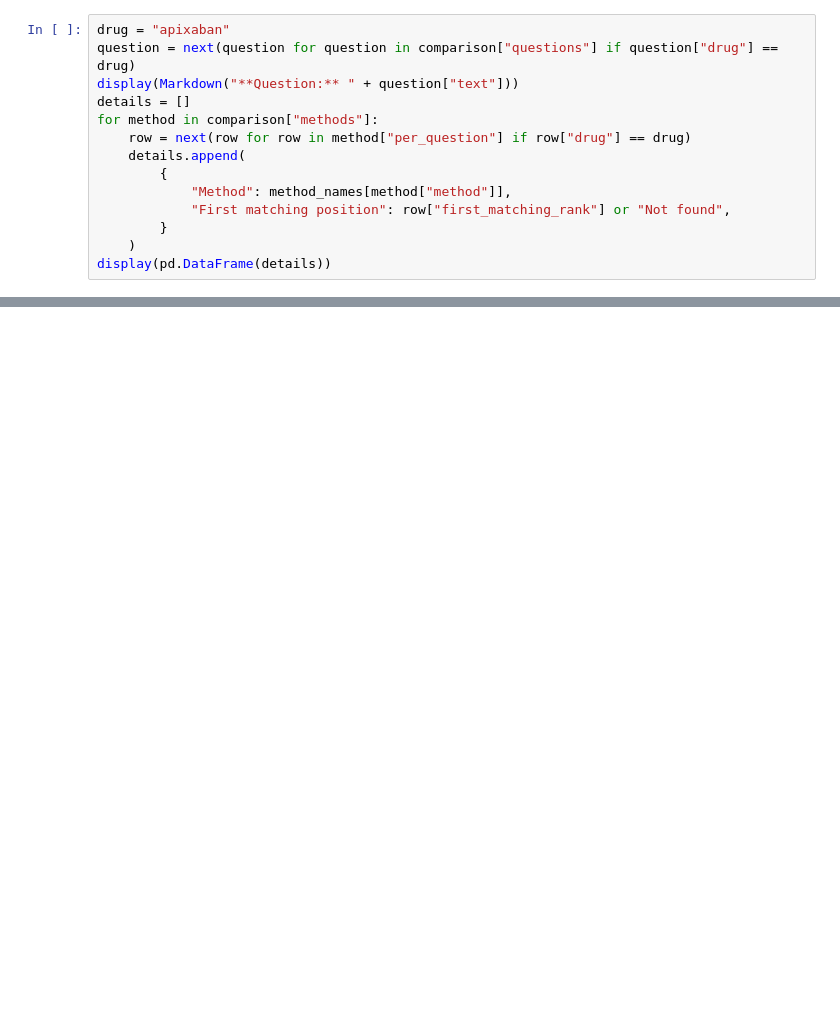
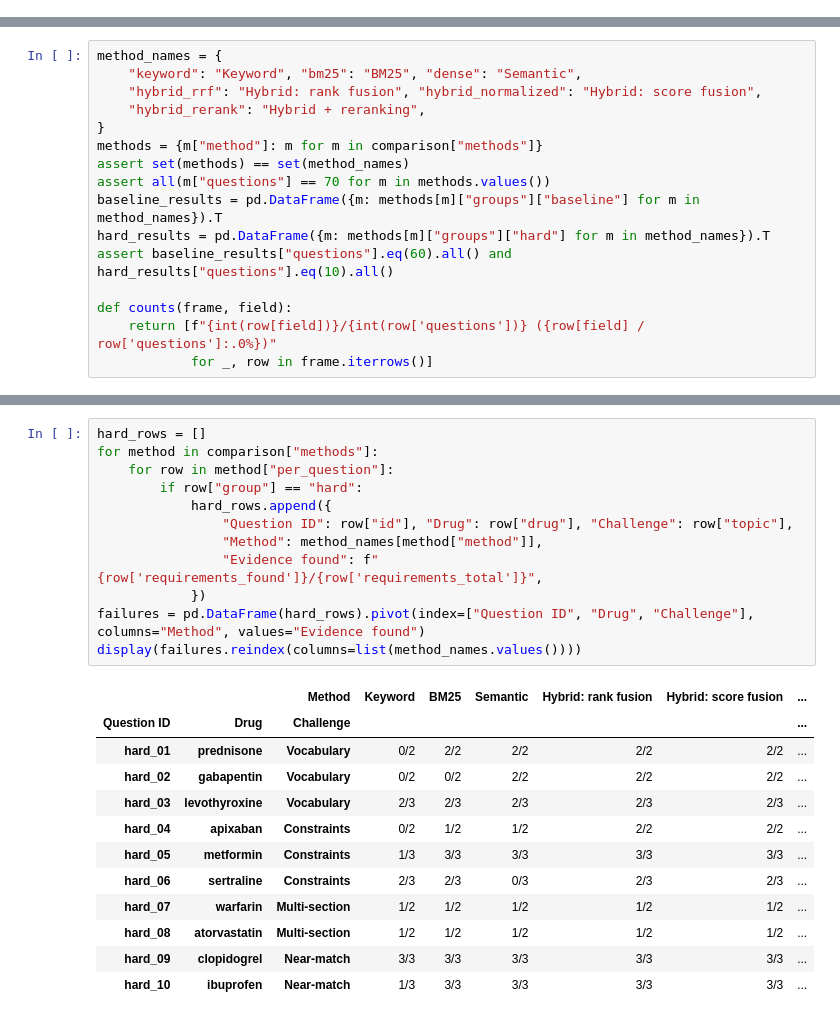
Before and after one commit to suvrazastrovision/DrugAssist, a Jupyter notebook: notebooks/03_retrieval_pipeline_benchmark.ipynb, the cells around one changed output, grey strips where cells are left out. Drawn from its saved outputs; the diff is of its cells as text; blank space fills up the shorter version.

Commit message:
10 hard questions added & evaluated

```diff
--- a/notebooks/03_retrieval_pipeline_benchmark.ipynb
+++ b/notebooks/03_retrieval_pipeline_benchmark.ipynb
@@ -134,14 +54,0 @@ Change `drug` below to another name in the collection. The table shows where eac
-# %%
-drug = "apixaban"
-question = next(question for question in comparison["questions"] if question["drug"] == drug)
-display(Markdown("**Question:** " + question["text"]))
-details = []
-for method in comparison["methods"]:
-    row = next(row for row in method["per_question"] if row["drug"] == drug)
-    details.append(
-        {
-            "Method": method_names[method["method"]],
-            "First matching position": row["first_matching_rank"] or "Not found",
-        }
-    )
-display(pd.DataFrame(details))
@@ -166,0 +106,16 @@ To refresh only this notebook's tables and chart, use `uv run --locked --extra r
+# %%
+method_names = {
+    "keyword": "Keyword", "bm25": "BM25", "dense": "Semantic",
+    "hybrid_rrf": "Hybrid: rank fusion", "hybrid_normalized": "Hybrid: score fusion",
+    "hybrid_rerank": "Hybrid + reranking",
+}
+methods = {m["method"]: m for m in comparison["methods"]}
+assert set(methods) == set(method_names)
+assert all(m["questions"] == 70 for m in methods.values())
+baseline_results = pd.DataFrame({m: methods[m]["groups"]["baseline"] for m in method_names}).T
+hard_results = pd.DataFrame({m: methods[m]["groups"]["hard"] for m in method_names}).T
+assert baseline_results["questions"].eq(60).all() and hard_results["questions"].eq(10).all()
+
+def counts(frame, field):
+    return [f"{int(row[field])}/{int(row['questions'])} ({row[field] / row['questions']:.0%})"
+            for _, row in frame.iterrows()]
@@ -166,0 +188,25 @@ To refresh only this notebook's tables and chart, use `uv run --locked --extra r
+# %%
+hard_rows = []
+for method in comparison["methods"]:
+    for row in method["per_question"]:
+        if row["group"] == "hard":
+            hard_rows.append({
+                "Question ID": row["id"], "Drug": row["drug"], "Challenge": row["topic"],
+                "Method": method_names[method["method"]],
+                "Evidence found": f"{row['requirements_found']}/{row['requirements_total']}",
+            })
+failures = pd.DataFrame(hard_rows).pivot(index=["Question ID", "Drug", "Challenge"], columns="Method", values="Evidence found")
+display(failures.reindex(columns=list(method_names.values())))
+# %% [output]
+|  |  | Method | Keyword | BM25 | Semantic | Hybrid: rank fusion | Hybrid: score fusion | ... |
+| Question ID | Drug | Challenge |  |  |  |  |  | ... |
+| hard_01 | prednisone | Vocabulary | 0/2 | 2/2 | 2/2 | 2/2 | 2/2 | ... |
+| hard_02 | gabapentin | Vocabulary | 0/2 | 0/2 | 2/2 | 2/2 | 2/2 | ... |
+| hard_03 | levothyroxine | Vocabulary | 2/3 | 2/3 | 2/3 | 2/3 | 2/3 | ... |
+| hard_04 | apixaban | Constraints | 0/2 | 1/2 | 1/2 | 2/2 | 2/2 | ... |
+| hard_05 | metformin | Constraints | 1/3 | 3/3 | 3/3 | 3/3 | 3/3 | ... |
+| hard_06 | sertraline | Constraints | 2/3 | 2/3 | 0/3 | 2/3 | 2/3 | ... |
+| hard_07 | warfarin | Multi-section | 1/2 | 1/2 | 1/2 | 1/2 | 1/2 | ... |
+| hard_08 | atorvastatin | Multi-section | 1/2 | 1/2 | 1/2 | 1/2 | 1/2 | ... |
+| hard_09 | clopidogrel | Near-match | 3/3 | 3/3 | 3/3 | 3/3 | 3/3 | ... |
+| hard_10 | ibuprofen | Near-match | 1/3 | 3/3 | 3/3 | 3/3 | 3/3 | ... |
```
Also changed, not shown: parts of 26 cells of this notebook, 5 other files.
